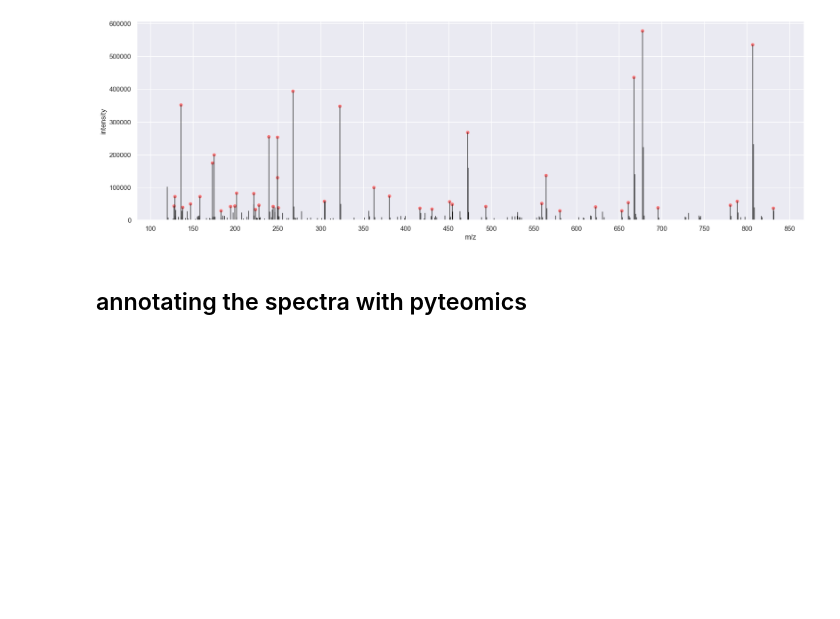
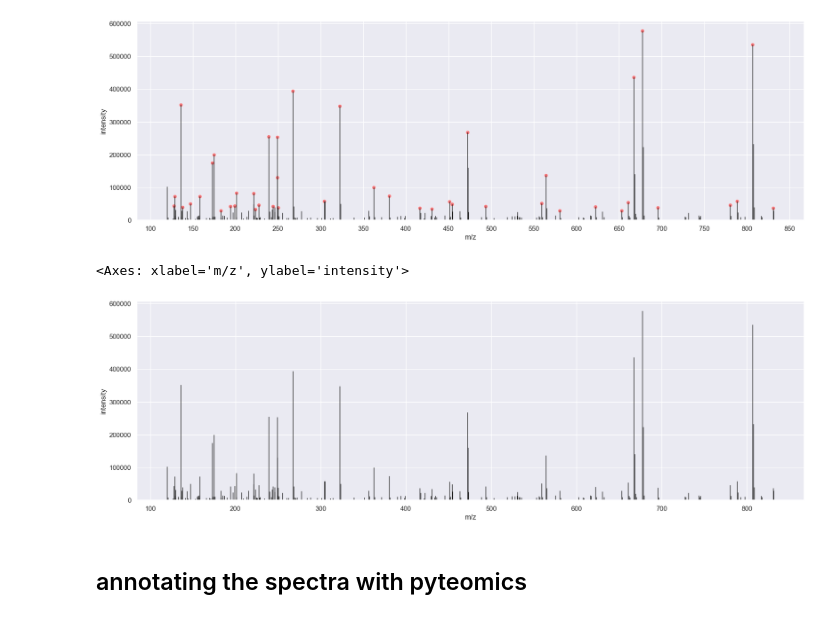
Before and after one commit to DBeben22/expert-tandem, a Jupyter notebook: prototypes/prototype_vers3.ipynb, the cells around one changed output. Saved outputs shown, nothing was run; the diff lists cells and outputs as text; code cells hidden in the pictures; blank space fills up the shorter version.

```diff
--- a/prototypes/prototype_vers3.ipynb
+++ b/prototypes/prototype_vers3.ipynb
@@ -141,6 +141,11 @@ pa.plot_spectrum(plotting_dict)
 plt.show()
 # %% [output]
 [figure]
+# %%
+pa.plot_spectrum(plotting_dict)
+# %% [output]
+<Axes: xlabel='m/z', ylabel='intensity'>
+[figure, added]
 # %% [markdown]
 ## annotating the spectra with pyteomics
 # %%
```
Also changed, not shown: parts of 10 cells of this notebook, 1 other file.
